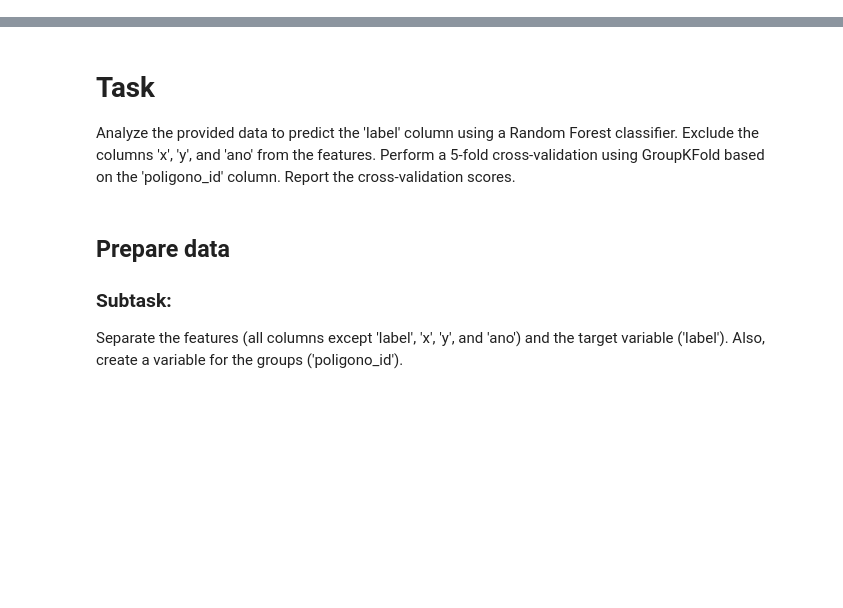
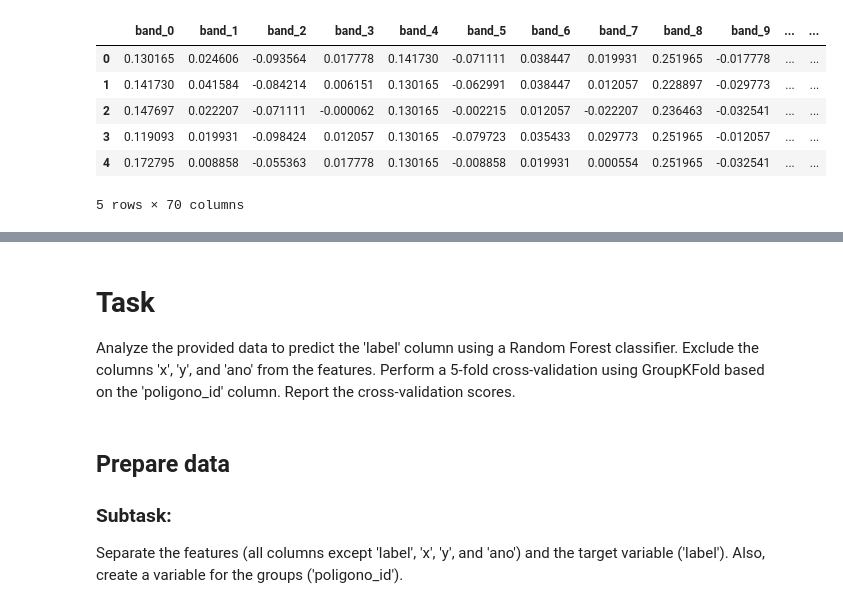
Before and after one commit to manuelcampagnolo/exemplos_python, a Jupyter notebook: rf_embeddings.ipynb, the cells around one changed output, grey strips where cells are left out. Saved outputs shown, nothing was run; the diff lists cells and outputs as text; code cells hidden in the pictures; blank space fills up the shorter version.

```diff
--- a/rf_embeddings.ipynb
+++ b/rf_embeddings.ipynb
@@ -16,0 +3,24 @@ User uploaded file "embedding_T29TNE_2018_2021_all.csv" with length 15629844 byt
+# %%
+from google.colab import files
+
+uploaded = files.upload()
+
+for fn in uploaded.keys():
+  print('User uploaded file "{name}" with length {length} bytes'.format(
+      name=fn, length=len(uploaded[fn])))
+# %%
+# read file
+import pandas as pd
+import io
+
+uploaded_filename = next(iter(uploaded))
+df = pd.read_csv(io.BytesIO(uploaded[uploaded_filename]))
+display(df.head())
+# %% [output]
+|  | band_0 | band_1 | band_2 | band_3 | band_4 | band_5 | band_6 | band_7 | band_8 | band_9 | ... | ... |
+| 0 | 0.130165 | 0.024606 | -0.093564 | 0.017778 | 0.141730 | -0.071111 | 0.038447 | 0.019931 | 0.251965 | -0.017778 | ... | ... |
+| 1 | 0.141730 | 0.041584 | -0.084214 | 0.006151 | 0.130165 | -0.062991 | 0.038447 | 0.012057 | 0.228897 | -0.029773 | ... | ... |
+| 2 | 0.147697 | 0.022207 | -0.071111 | -0.000062 | 0.130165 | -0.002215 | 0.012057 | -0.022207 | 0.236463 | -0.032541 | ... | ... |
+| 3 | 0.119093 | 0.019931 | -0.098424 | 0.012057 | 0.130165 | -0.079723 | 0.035433 | 0.029773 | 0.251965 | -0.012057 | ... | ... |
+| 4 | 0.172795 | 0.008858 | -0.055363 | 0.017778 | 0.130165 | -0.008858 | 0.019931 | 0.000554 | 0.251965 | -0.032541 | ... | ... |
+5 rows × 70 columns
```
Also changed, not shown: parts of 7 cells of this notebook.
